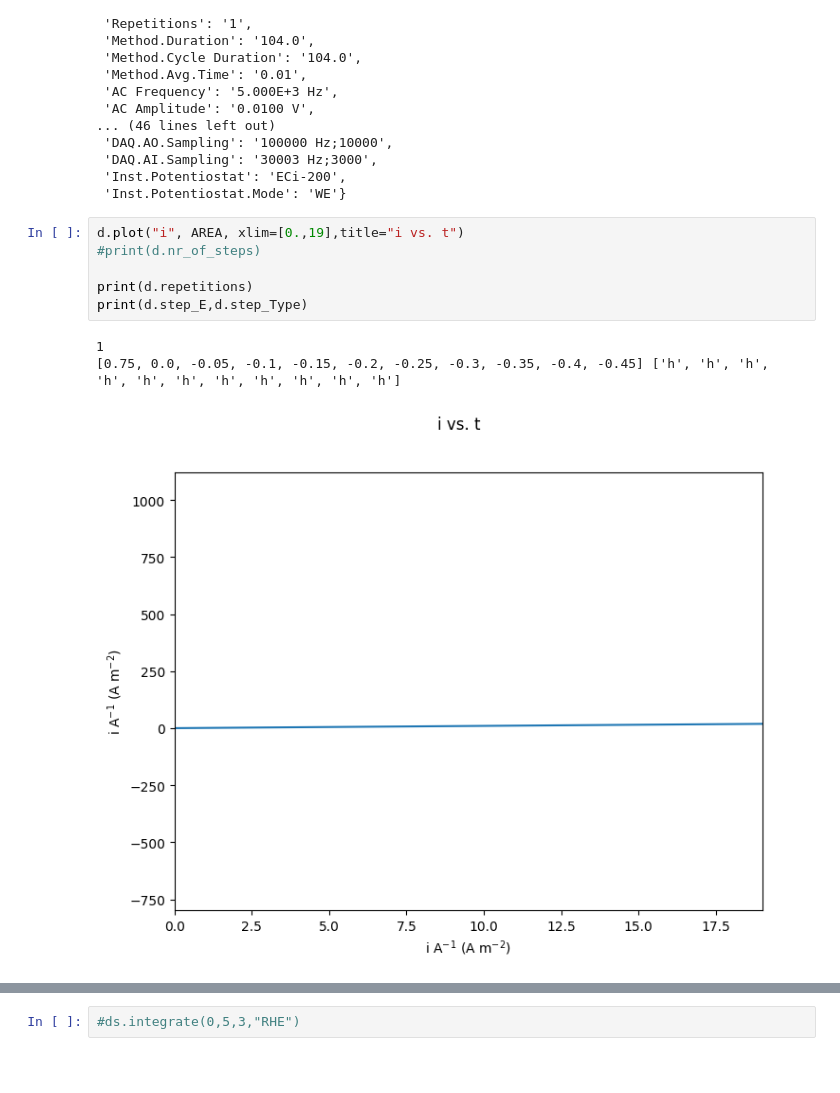
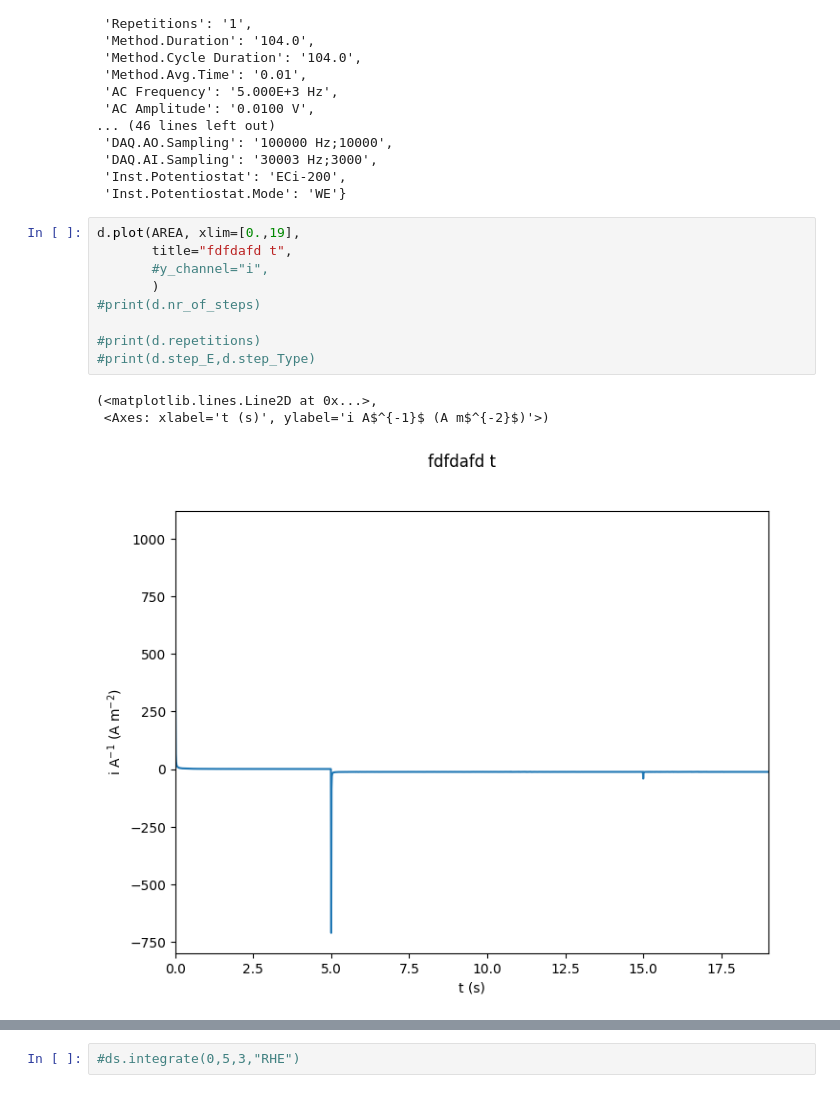
Before and after one commit to NordicEC/EC4py, a Jupyter notebook: dev/Step_Data/Load_StepFiles_Levich.ipynb, the cells around one changed output, grey strips where cells are left out. Drawn from its saved outputs; the diff is of its cells as text; blank space fills up the shorter version.

```diff
--- a/dev/Step_Data/Load_StepFiles_Levich.ipynb
+++ b/dev/Step_Data/Load_StepFiles_Levich.ipynb
@@ -60,14 +60,17 @@ d.setup
  'Inst.Potentiostat': 'ECi-200',
  'Inst.Potentiostat.Mode': 'WE'}
 # %%
-d.plot("i", AREA, xlim=[0.,19],title="i vs. t")
+d.plot(AREA, xlim=[0.,19],
+       title="fdfdafd t",
+       #y_channel="i",
+       )
 #print(d.nr_of_steps)
 
-print(d.repetitions)
-print(d.step_E,d.step_Type)
+#print(d.repetitions)
+#print(d.step_E,d.step_Type)
 # %% [output]
-1
-[0.75, 0.0, -0.05, -0.1, -0.15, -0.2, -0.25, -0.3, -0.35, -0.4, -0.45] ['h', 'h', 'h', 'h', 'h', 'h', 'h', 'h', 'h', 'h', 'h']
+(<matplotlib.lines.Line2D at 0x...>,
+ <Axes: xlabel='t (s)', ylabel='i A$^{-1}$ (A m$^{-2}$)'>)
-[figure, old version]
+[figure, new version]
 # %%
 print(ds[0].get_pot_offset("RHE"))
```
Also changed, not shown: parts of 4 cells of this notebook, 1 other file.
